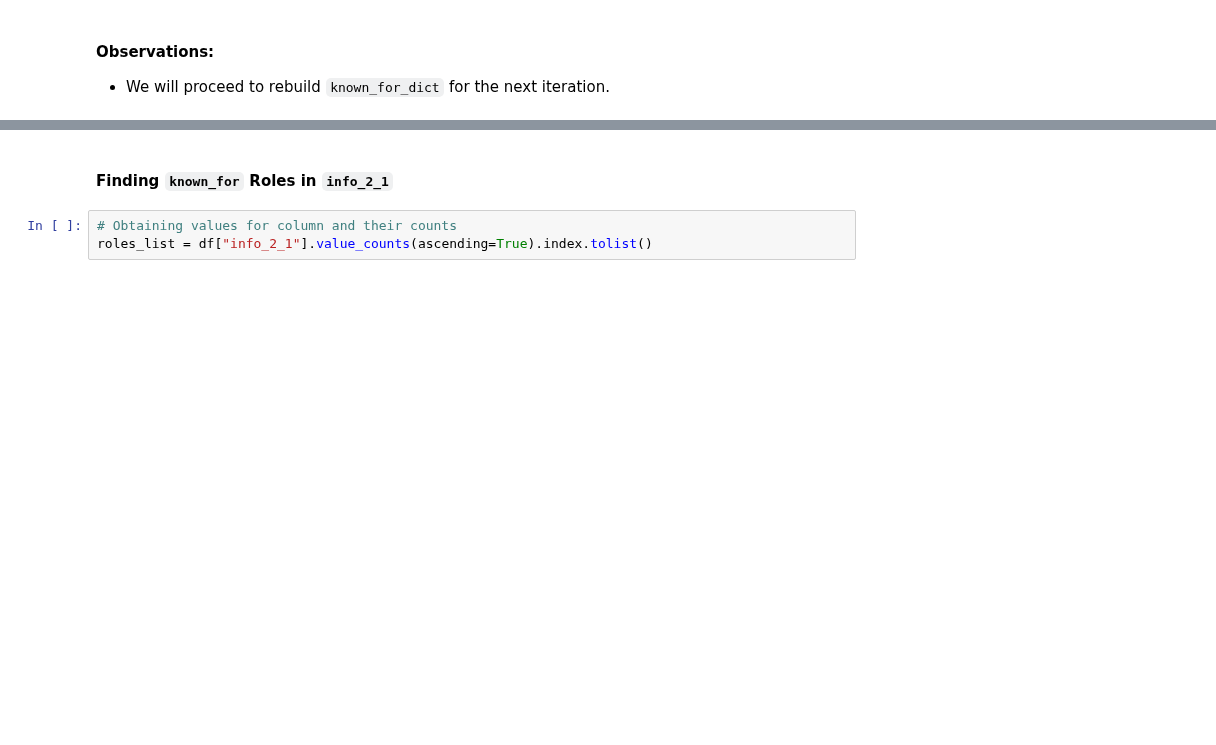
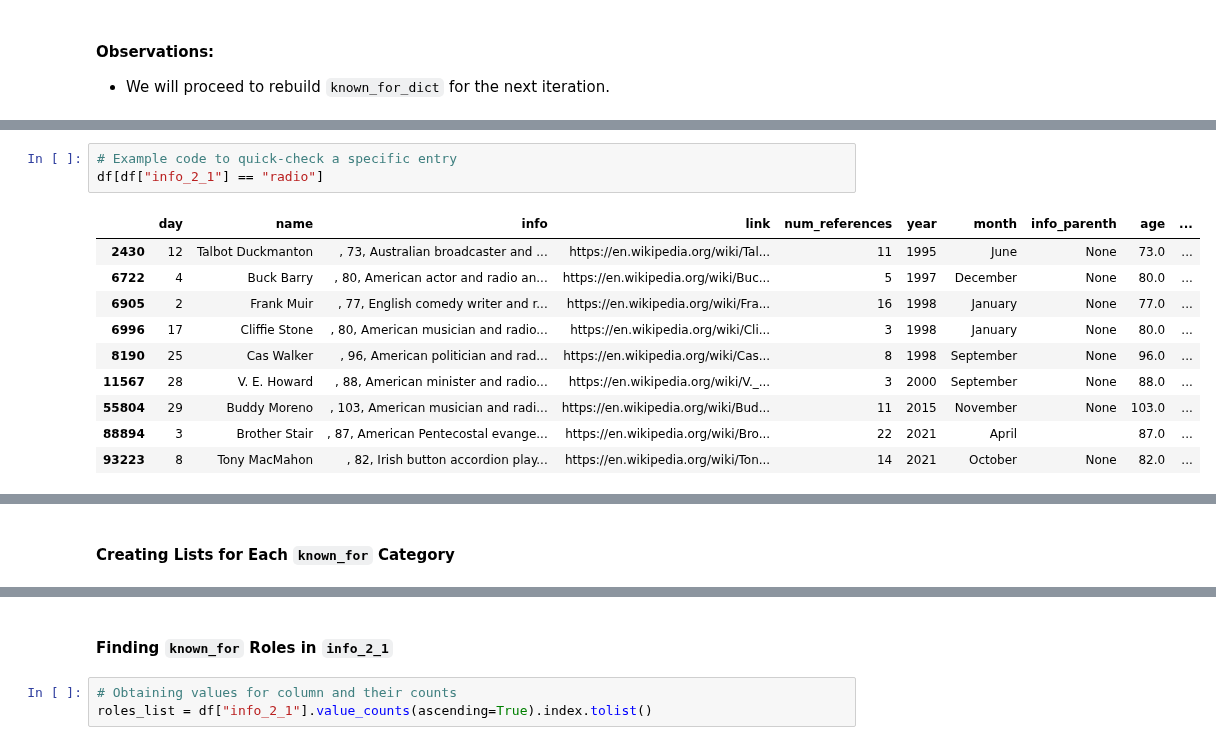
Before and after one commit to teresahanak/wikipedia-life-expectancy, a Jupyter notebook: wp_life_expect_data_clean5_thanak_2022_07_26.ipynb, the cells around one changed output, grey strips where cells are left out. Saved outputs shown, nothing was run; the diff lists cells and outputs as text; blank space fills up the shorter version.

```diff
--- a/wp_life_expect_data_clean5_thanak_2022_07_26.ipynb
+++ b/wp_life_expect_data_clean5_thanak_2022_07_26.ipynb
@@ -4695,0 +4632,14 @@ df["num_categories"].value_counts()
+# %%
+# Example code to quick-check a specific entry
+df[df["info_2_1"] == "radio"]
+# %% [output]
+|  | day | name | info | link | num_references | year | month | info_parenth | age | ... |
+| 2430 | 12 | Talbot Duckmanton | , 73, Australian broadcaster and ... | https://en.wikipedia.org/wiki/Tal... | 11 | 1995 | June | None | 73.0 | ... |
+| 6722 | 4 | Buck Barry | , 80, American actor and radio an... | https://en.wikipedia.org/wiki/Buc... | 5 | 1997 | December | None | 80.0 | ... |
+| 6905 | 2 | Frank Muir | , 77, English comedy writer and r... | https://en.wikipedia.org/wiki/Fra... | 16 | 1998 | January | None | 77.0 | ... |
+| 6996 | 17 | Cliffie Stone | , 80, American musician and radio... | https://en.wikipedia.org/wiki/Cli... | 3 | 1998 | January | None | 80.0 | ... |
+| 8190 | 25 | Cas Walker | , 96, American politician and rad... | https://en.wikipedia.org/wiki/Cas... | 8 | 1998 | September | None | 96.0 | ... |
+| 11567 | 28 | V. E. Howard | , 88, American minister and radio... | https://en.wikipedia.org/wiki/V._... | 3 | 2000 | September | None | 88.0 | ... |
+| 55804 | 29 | Buddy Moreno | , 103, American musician and radi... | https://en.wikipedia.org/wiki/Bud... | 11 | 2015 | November | None | 103.0 | ... |
+| 88894 | 3 | Brother Stair | , 87, American Pentecostal evange... | https://en.wikipedia.org/wiki/Bro... | 22 | 2021 | April |  | 87.0 | ... |
+| 93223 | 8 | Tony MacMahon | , 82, Irish button accordion play... | https://en.wikipedia.org/wiki/Ton... | 14 | 2021 | October | None | 82.0 | ... |
@@ -4695,0 +4647,2 @@ df["num_categories"].value_counts()
+# %% [markdown]
+#### Creating Lists for Each `known_for` Category
```
Also changed, not shown: parts of 148 cells of this notebook, 2 other files.
